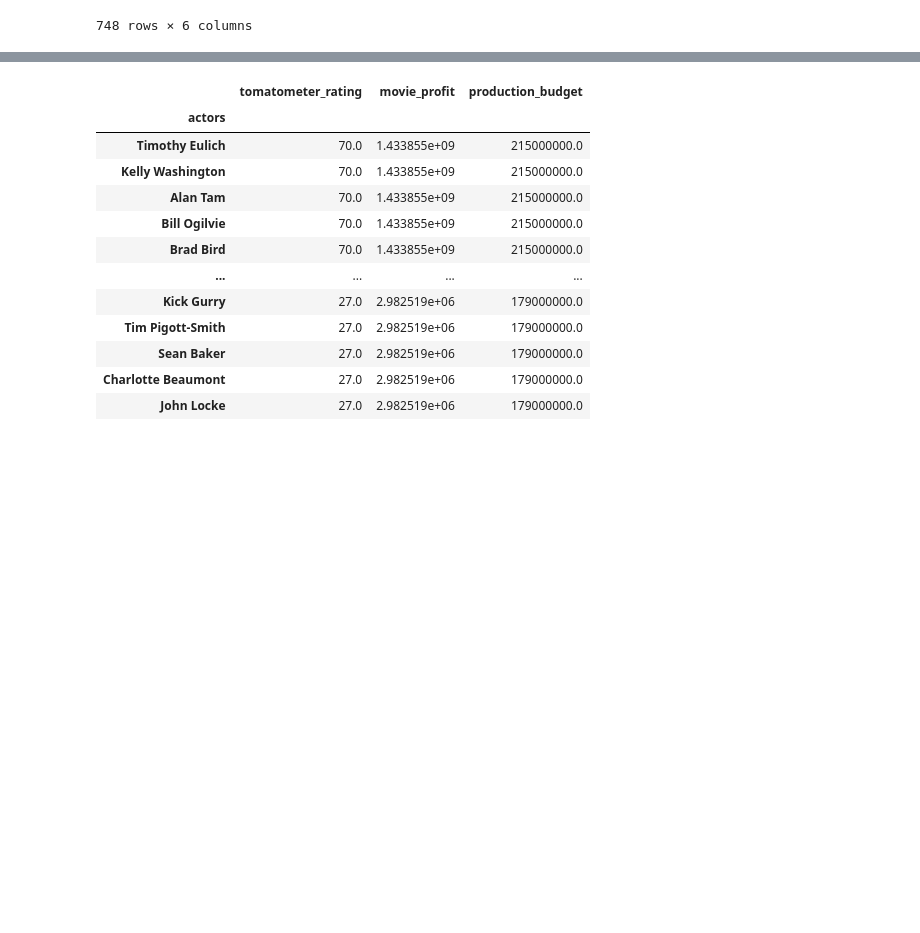
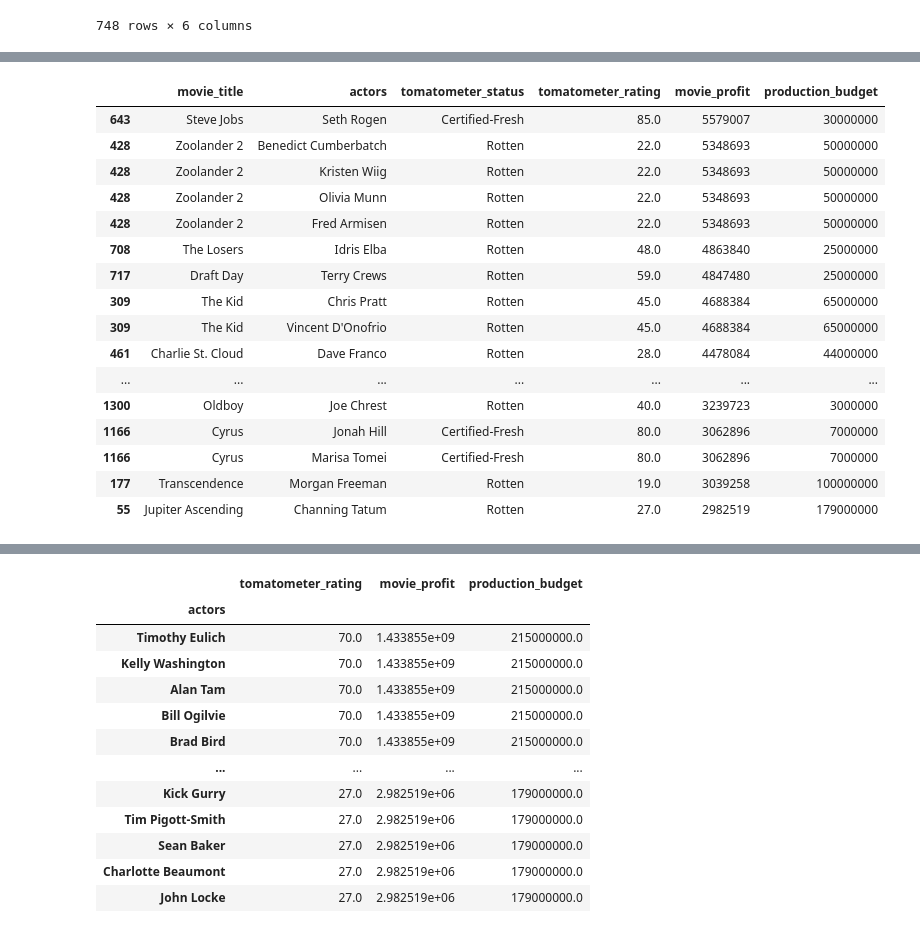
Before and after one commit to jchandleroneal/microsoft-movie-analysis, a Jupyter notebook: movie_analysis.ipynb, the cells around one changed output, grey strips where cells are left out. Saved outputs shown, nothing was run; the diff lists cells and outputs as text; code cells hidden in the pictures; blank space fills up the shorter version.

```diff
--- a/movie_analysis.ipynb
+++ b/movie_analysis.ipynb
@@ -534,0 +523,20 @@ TypeError: 'DataFrame' object is not callable
+# %%
+top10_list_actors.sort_values(by=['movie_profit','tomatometer_rating'], ascending=False).tail(20)
+# %% [output]
+|  | movie_title | actors | tomatometer_status | tomatometer_rating | movie_profit | production_budget |
+| 643 | Steve Jobs | Seth Rogen | Certified-Fresh | 85.0 | 5579007 | 30000000 |
+| 428 | Zoolander 2 | Benedict Cumberbatch | Rotten | 22.0 | 5348693 | 50000000 |
+| 428 | Zoolander 2 | Kristen Wiig | Rotten | 22.0 | 5348693 | 50000000 |
+| 428 | Zoolander 2 | Olivia Munn | Rotten | 22.0 | 5348693 | 50000000 |
+| 428 | Zoolander 2 | Fred Armisen | Rotten | 22.0 | 5348693 | 50000000 |
+| 708 | The Losers | Idris Elba | Rotten | 48.0 | 4863840 | 25000000 |
+| 717 | Draft Day | Terry Crews | Rotten | 59.0 | 4847480 | 25000000 |
+| 309 | The Kid | Chris Pratt | Rotten | 45.0 | 4688384 | 65000000 |
+| 309 | The Kid | Vincent D'Onofrio | Rotten | 45.0 | 4688384 | 65000000 |
+| 461 | Charlie St. Cloud | Dave Franco | Rotten | 28.0 | 4478084 | 44000000 |
+| ... | ... | ... | ... | ... | ... | ... |
+| 1300 | Oldboy | Joe Chrest | Rotten | 40.0 | 3239723 | 3000000 |
+| 1166 | Cyrus | Jonah Hill | Certified-Fresh | 80.0 | 3062896 | 7000000 |
+| 1166 | Cyrus | Marisa Tomei | Certified-Fresh | 80.0 | 3062896 | 7000000 |
+| 177 | Transcendence | Morgan Freeman | Rotten | 19.0 | 3039258 | 100000000 |
+| 55 | Jupiter Ascending | Channing Tatum | Rotten | 27.0 | 2982519 | 179000000 |
```
Also changed, not shown: parts of 28 cells of this notebook.
